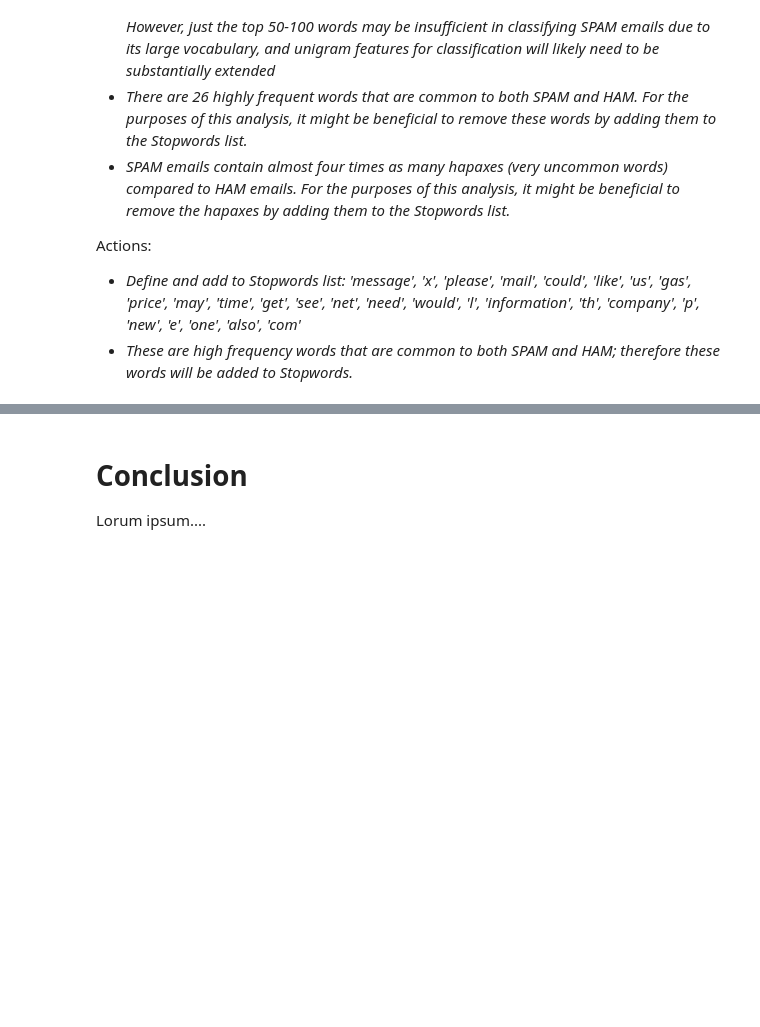
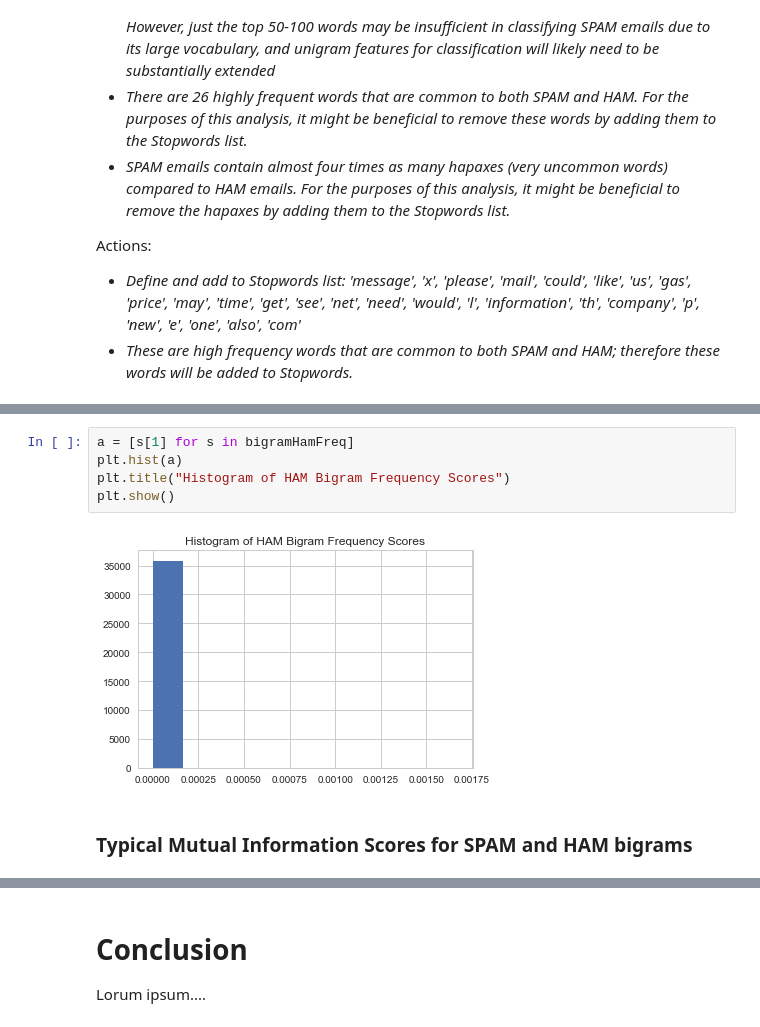
Before and after one commit to tbahng/ist664-NLP-and-Classification, a Jupyter notebook: thomas_bahng_final.ipynb, the cells around one changed output, grey strips where cells are left out. Cells and saved outputs as stored; diff of their text form; blank space fills up the shorter version.

```diff
--- a/thomas_bahng_final.ipynb
+++ b/thomas_bahng_final.ipynb
@@ -408,0 +466,9 @@ Wall time: 40 s
+# %%
+a = [s[1] for s in bigramHamFreq]
+plt.hist(a)
+plt.title("Histogram of HAM Bigram Frequency Scores")
+plt.show()
+# %% [output]
+[figure, added]
+# %% [markdown]
+### Typical Mutual Information Scores for SPAM and HAM bigrams
```
Also changed, not shown: parts of 71 cells of this notebook.
